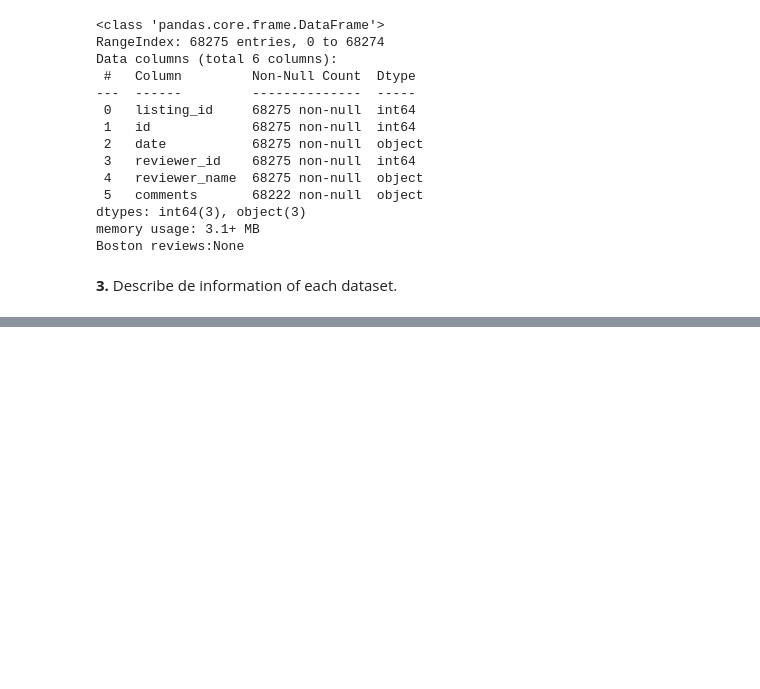
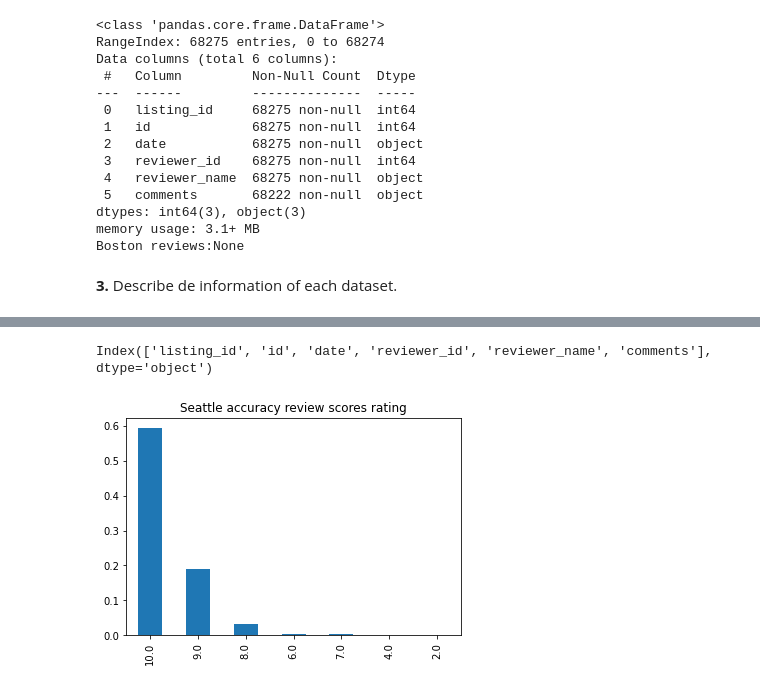
Before and after one commit to Andrecezu1/Proyecto-Udacity-AnalisisDatos, a Jupyter notebook: FinalProjectIntroduction.ipynb, the cells around one changed output, grey strips where cells are left out. Saved outputs shown, nothing was run; the diff lists cells and outputs as text; code cells hidden in the pictures; blank space fills up the shorter version.

Commit message:
Python code
Final Python code. I included graphs, the final cleaning and answered the questions

```diff
--- a/FinalProjectIntroduction.ipynb
+++ b/FinalProjectIntroduction.ipynb
@@ -275,0 +336,14 @@ Boston reviews:None
+# %%
+Boston_reviews.columns
+# %% [output]
+Index(['listing_id', 'id', 'date', 'reviewer_id', 'reviewer_name', 'comments'], dtype='object')
+# %%
+ed_vals = Seattle_listings.review_scores_accuracy.value_counts()#Provide a pandas series of the counts for each review score
+
+# The below should be a bar chart of the proportion of individuals in your ed_vals
+# if it is set up correctly.
+
+(ed_vals/Seattle_listings.shape[0]).plot(kind="bar");
+plt.title("Seattle accuracy review scores rating");
+# %% [output]
+[figure, added]
```
Also changed, not shown: parts of 114 cells of this notebook.
